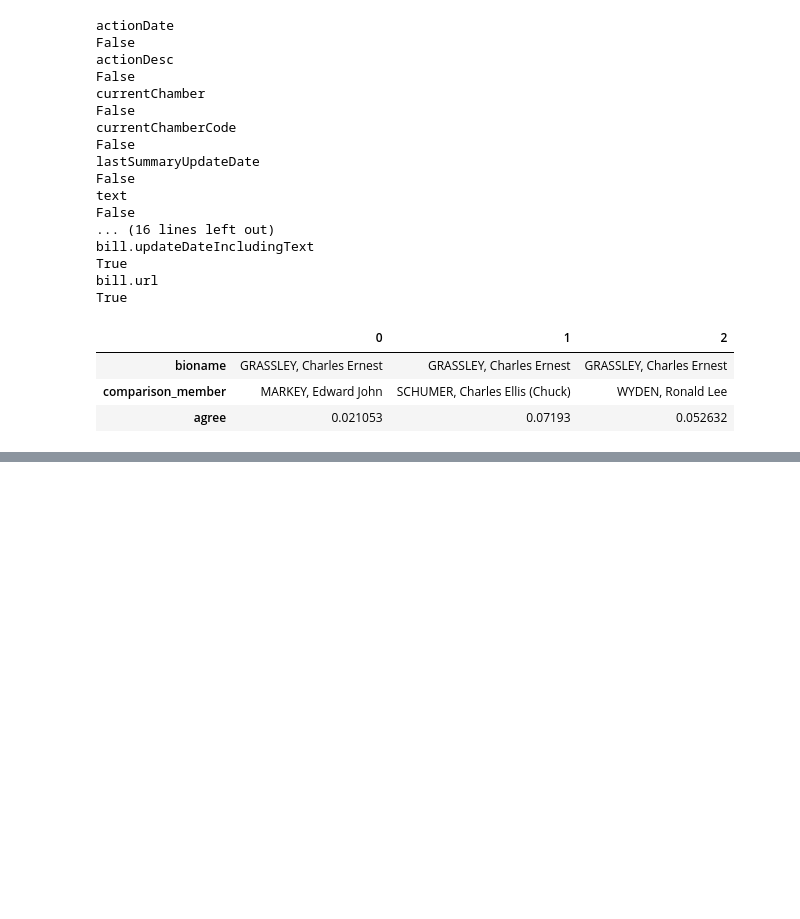
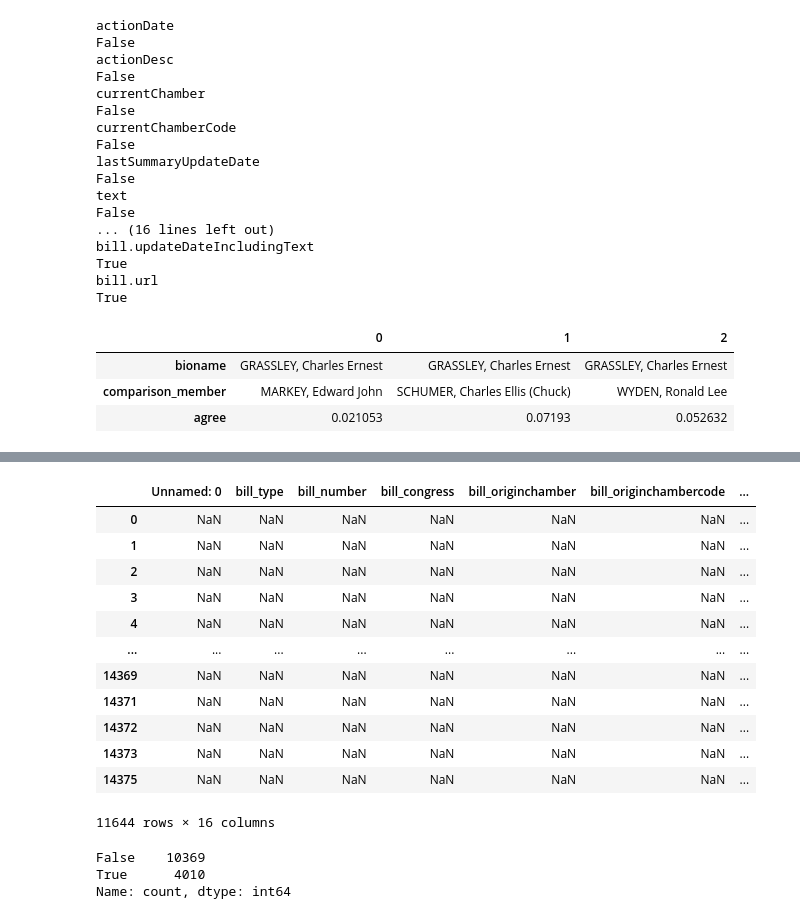
Before and after one commit to ziqian1215/DS-6600, a Jupyter notebook: notebooks/schema.ipynb, the cells around one changed output, grey strips where cells are left out. Cells and saved outputs as stored; diff of their text form; code cells hidden in the pictures; blank space fills up the shorter version.

```diff
--- a/notebooks/schema.ipynb
+++ b/notebooks/schema.ipynb
@@ -274,0 +312,7 @@ vote_compare.to_csv('../data/thirdNF/vote_compare.csv', index=False)
+# %%
+bills2 = pd.merge(bills, sponsored_legislation,
+                 left_on = 'bill_url',
+                 right_on = 'url',
+                 how = 'outer',
+                 validate ='one_to_one',
+                 indicator = 'matched')
@@ -274,0 +335,22 @@ vote_compare.to_csv('../data/thirdNF/vote_compare.csv', index=False)
+# %%
+bills2.query('matched == "right_only"')
+# %% [output]
+|  | Unnamed: 0 | bill_type | bill_number | bill_congress | bill_originchamber | bill_originchambercode | ... |
+| 0 | NaN | NaN | NaN | NaN | NaN | NaN | ... |
+| 1 | NaN | NaN | NaN | NaN | NaN | NaN | ... |
+| 2 | NaN | NaN | NaN | NaN | NaN | NaN | ... |
+| 3 | NaN | NaN | NaN | NaN | NaN | NaN | ... |
+| 4 | NaN | NaN | NaN | NaN | NaN | NaN | ... |
+| ... | ... | ... | ... | ... | ... | ... | ... |
+| 14369 | NaN | NaN | NaN | NaN | NaN | NaN | ... |
+| 14371 | NaN | NaN | NaN | NaN | NaN | NaN | ... |
+| 14372 | NaN | NaN | NaN | NaN | NaN | NaN | ... |
+| 14373 | NaN | NaN | NaN | NaN | NaN | NaN | ... |
+| 14375 | NaN | NaN | NaN | NaN | NaN | NaN | ... |
+11644 rows × 16 columns
+# %%
+pd.Series(['amendment' in x for x in bills2['url']]).value_counts()
+# %% [output]
+False    10369
+True      4010
+Name: count, dtype: int64
```
Also changed, not shown: parts of 21 cells of this notebook.
